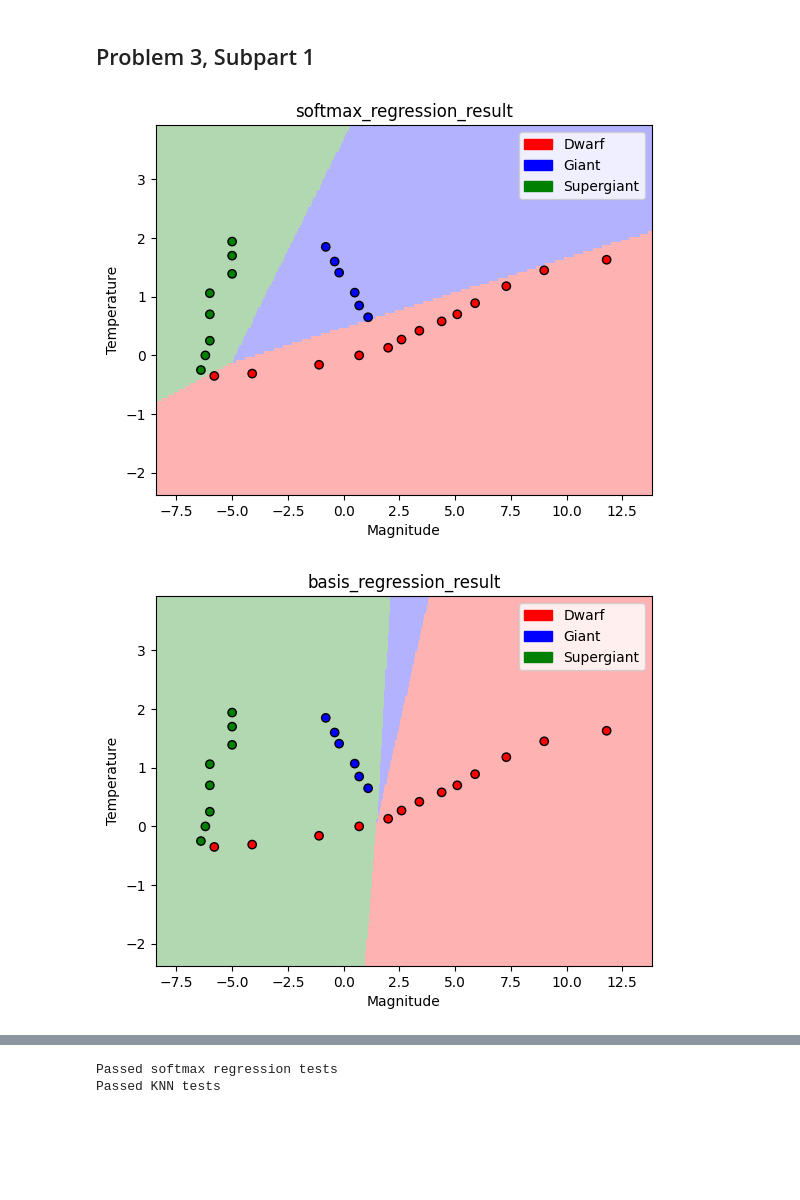
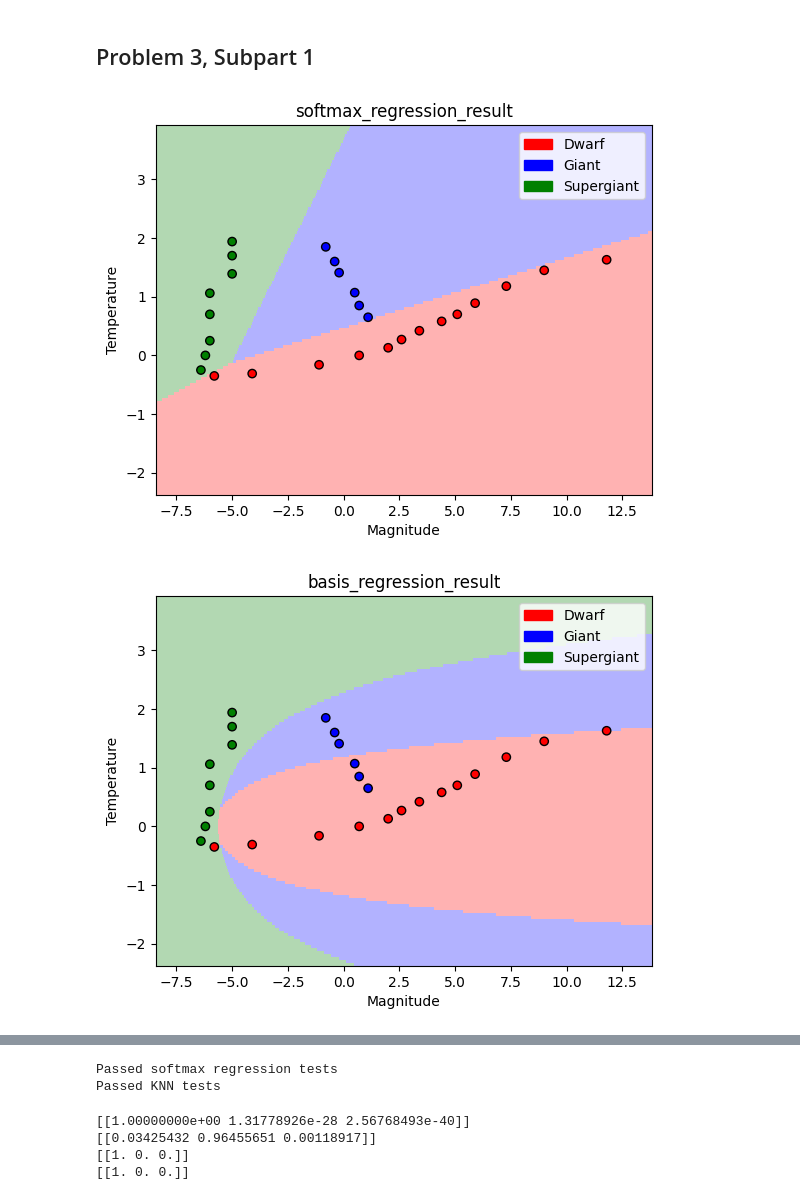
Before and after one commit to smboulware/cs181-s23-homeworks, a Jupyter notebook: hw2/main_hw2_blank.ipynb, the cells around one changed output, grey strips where cells are left out. Drawn from its saved outputs; the diff is of its cells as text; code cells hidden in the pictures; blank space fills up the shorter version.

```diff
--- a/hw2/main_hw2_blank.ipynb
+++ b/hw2/main_hw2_blank.ipynb
@@ -251,7 +251,7 @@ class SoftmaxRegression:
         preds = []
         X_pred = np.array([[1, x[0], x[1]] for x in X_pred])
         for x in X_pred:
-            probs = np.matmul(self.W, x)
+            probs = softmax(np.matmul(self.W, x))
             preds.append(np.argmax(probs))
         return np.array(preds)
 
@@ -266,7 +266,7 @@ class SoftmaxRegression:
         preds = []
         X_pred = np.array([[1, x[0], x[1]] for x in X_pred])
         for x in X_pred:
-            probs = np.matmul(self.W, x)
+            probs = softmax(np.matmul(self.W, x))
             preds.append(probs)
         return np.array(preds)
 # %%
@@ -314,6 +314,26 @@ class KNNClassifier:
             preds.append(np.argmax(classes))
 
         return np.array(preds)
+
+    def predict_proba(self, X_pred):
+        """
+        :param X_pred: a 2D numpy array of (transformed) feature values. Shape is (n x 2)
+        :return: a 1D numpy array of predicted classes (Dwarf=0, Giant=1, Supergiant=2).
+                 Shape should be (n,)
+        """
+        preds = []
+
+        for i in range(len(X_pred)):
+            dists = []
+            for j in range(len(self.y)):
+                dists.append(self.distance(self.X[j], X_pred[i]))
+            dist_indices = np.argsort(dists)
+            classes = [0, 0, 0]
+            for l in range (self.K):
+                classes[self.y[dist_indices[l]]] += 1
+            preds.append(np.array(classes) / self.K)
+
+        return np.array(preds)
 # %%
 def phi(X):
     """
@@ -378,35 +398,35 @@ softmax_model.fit(X_stars, y_stars)
 visualize_boundary(model=softmax_model,
                    X=X_stars,
                    y=y_stars,
                    title='softmax_regression_result',
                    basis=None)
 
 basis_model = SoftmaxRegression(eta=0.001, lam=0.001)
 basis_model.fit(phi(X_stars), y_stars)
 visualize_boundary(model=basis_model,
                    X=X_stars,
                    y=y_stars,
                    title='basis_regression_result',
-                   basis=None)
+                   basis=phi)
 
 knn1_model = KNNClassifier(1)
 knn1_model.fit(X_stars, y_stars)
 visualize_boundary(model=knn1_model,
                    X=X_stars,
                    y=y_stars,
                    title='knn1_regression_result',
                    basis=None)
 
 knn5_model = KNNClassifier(5)
 knn5_model.fit(X_stars, y_stars)
 visualize_boundary(model=knn5_model,
                    X=X_stars,
                    y=y_stars,
                    title='knn5_regression_result',
                    basis=None)
 # %% [output]
 [figure]
-[figure, old version]
+[figure, new version]
 [figure]
 [figure]
 # %%
@@ -420,3 +440,13 @@ test_p3_knn(knn1_model, knn5_model)
 # %% [output]
 Passed softmax regression tests
 Passed KNN tests
+# %%
+print(softmax_model.predict_proba(np.array([[3,-2]])))
+print(basis_model.predict_proba(phi(np.array([[3,-2]]))))
+print(knn1_model.predict_proba(np.array([[3,-2]])))
+print(knn5_model.predict_proba(np.array([[3,-2]])))
+# %% [output]
+[[1.00000000e+00 1.31778926e-28 2.56768493e-40]]
+[[0.03425432 0.96455651 0.00118917]]
+[[1. 0. 0.]]
+[[1. 0. 0.]]
```
Also changed, not shown: parts of 2 cells of this notebook, 4 other files.
